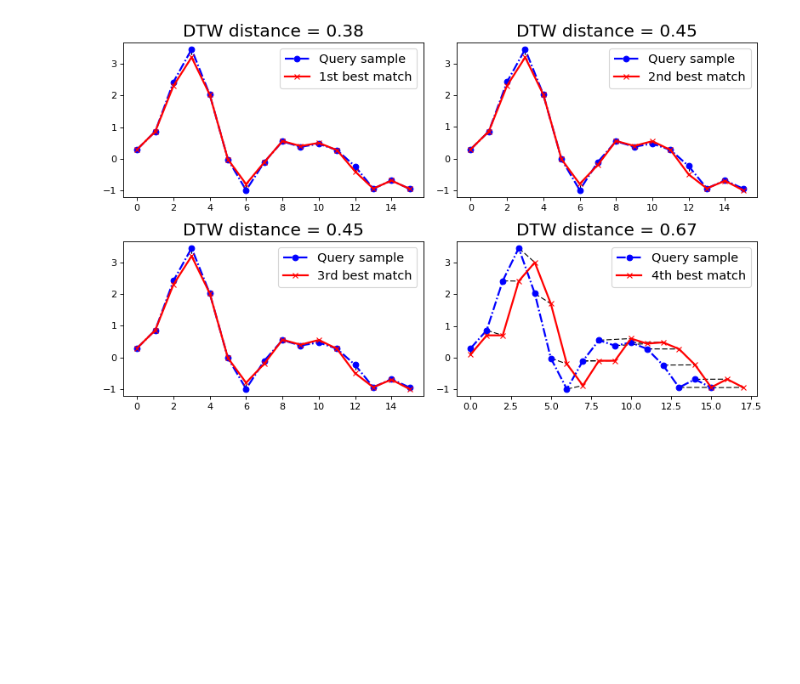
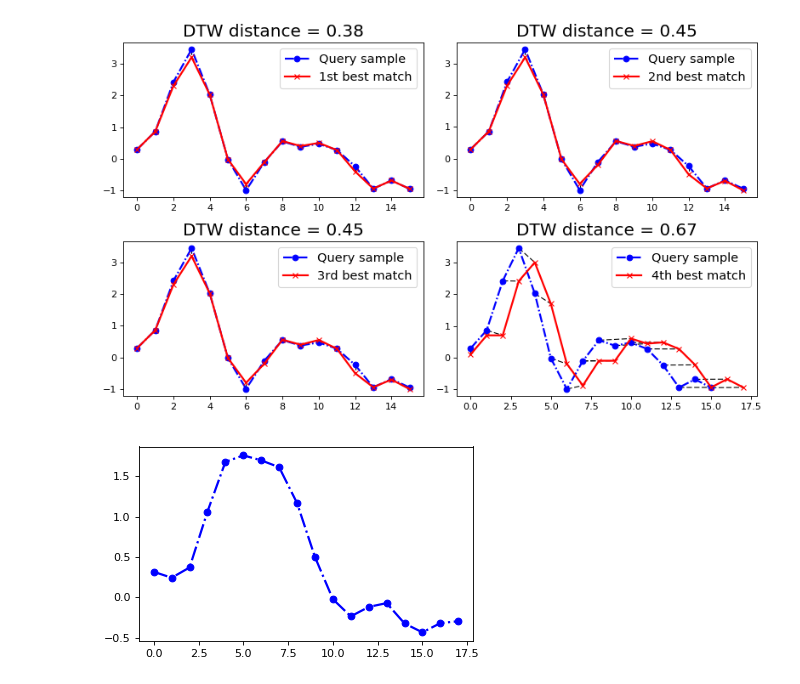
Before and after one commit to ctring/genex, a Jupyter notebook: scripts/miscellaneous/dtw_plotter.ipynb, the cells around one changed output. Cells and saved outputs as stored; diff of their text form; code cells hidden in the pictures; blank space fills up the shorter version.

Commit message:
Generate new figures

```diff
--- a/scripts/miscellaneous/dtw_plotter.ipynb
+++ b/scripts/miscellaneous/dtw_plotter.ipynb
@@ -92,3 +92,15 @@ distance: 0.449971386313
 distance: 0.449971386313
 distance: 0.670684504219
 [figure]
+# %%
+plt.figure(num=None, figsize=(5, 3), dpi=80, facecolor='w', edgecolor='k')
+
+a = [0.31665,0.2432,0.37047,1.0637,1.6782,1.7596,1.6977,1.6122,1.1682,0.49996,-0.022363,-0.23532,-0.11827,-0.071027,-0.32299,-0.43356,-0.31866,-0.29565]
+
+plt.plot(a, color='b', linestyle='-.', marker='o', linewidth=2)
+plt.tight_layout()
+plt.savefig('query_1.png', dpi=200)
+
+plt.show()
+# %% [output]
+[figure, added]
```
Also changed, not shown: parts of 7 cells of this notebook, 1 other file.
